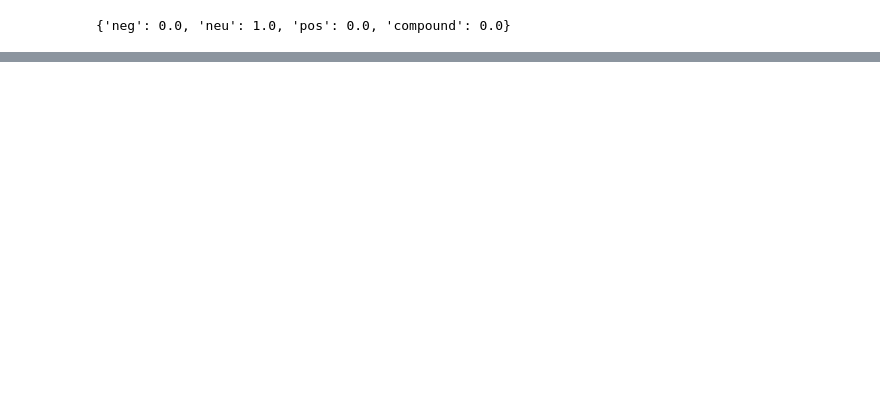
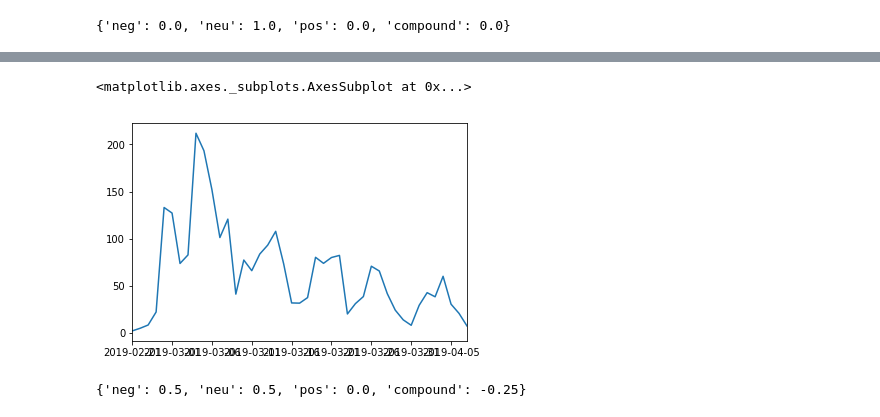
Before and after one commit to nd-rw/dvs-challenge-2, a Jupyter notebook: Untitled.ipynb, the cells around one changed output, grey strips where cells are left out. Cells and saved outputs as stored; diff of their text form; code cells hidden in the pictures; blank space fills up the shorter version.

Commit message:
cleaned emoji names, produced scores and total scores & grouped by date.

```diff
--- a/Untitled.ipynb
+++ b/Untitled.ipynb
@@ -84,0 +85,5 @@ emojis
+# %%
+emojis_df['emoji_clean'] = emojis_df.emoji_clean.apply(thumbReplacement)
+# %%
+emojis_df['emoji_score'] = emojis_df.emoji_clean.apply(emojiSentiment)
+emojis_df['overall_sentiment'] = emojis_df['emoji_score'] * emojis_df['value']
@@ -84,0 +119,21 @@ emojis
+# %%
+date_groups = emojis_df.groupby(['date'])
+# %%
+graph_dict = {}
+for date in date_groups:
+    date_value = date[0]
+    sum_sentiment = sum(date[1]['overall_sentiment'])
+    graph_dict.update( {date_value : sum_sentiment} )
+    #print(date[0])
+    #print(sum(date[1]['overall_sentiment']))
+    #print("*****")
+# %%
+pd.Series(graph_dict).plot()
+# plots sentiment vs. time
+# %% [output]
+<matplotlib.axes._subplots.AxesSubplot at 0x...>
+[figure, added]
+# %%
+ss('I am STAR struck')
+# %% [output]
+{'neg': 0.5, 'neu': 0.5, 'pos': 0.0, 'compound': -0.25}
```
Also changed, not shown: parts of 11 cells of this notebook.
